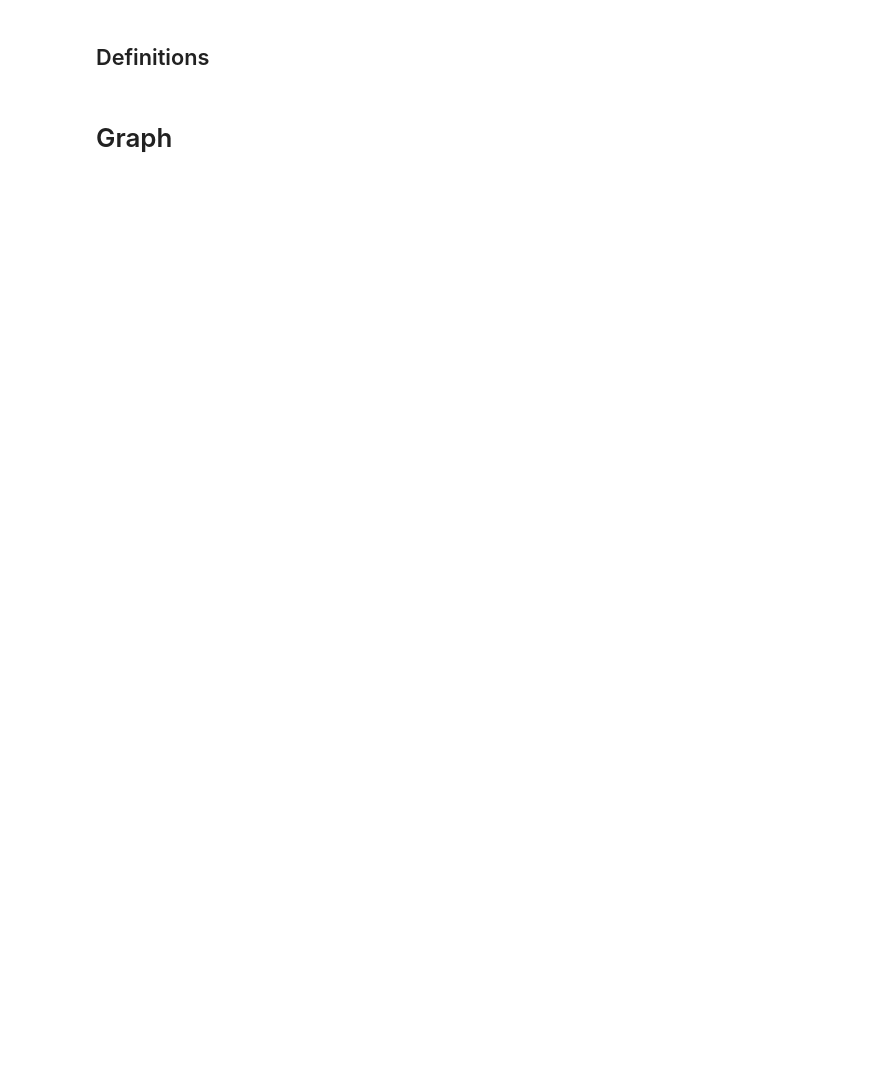
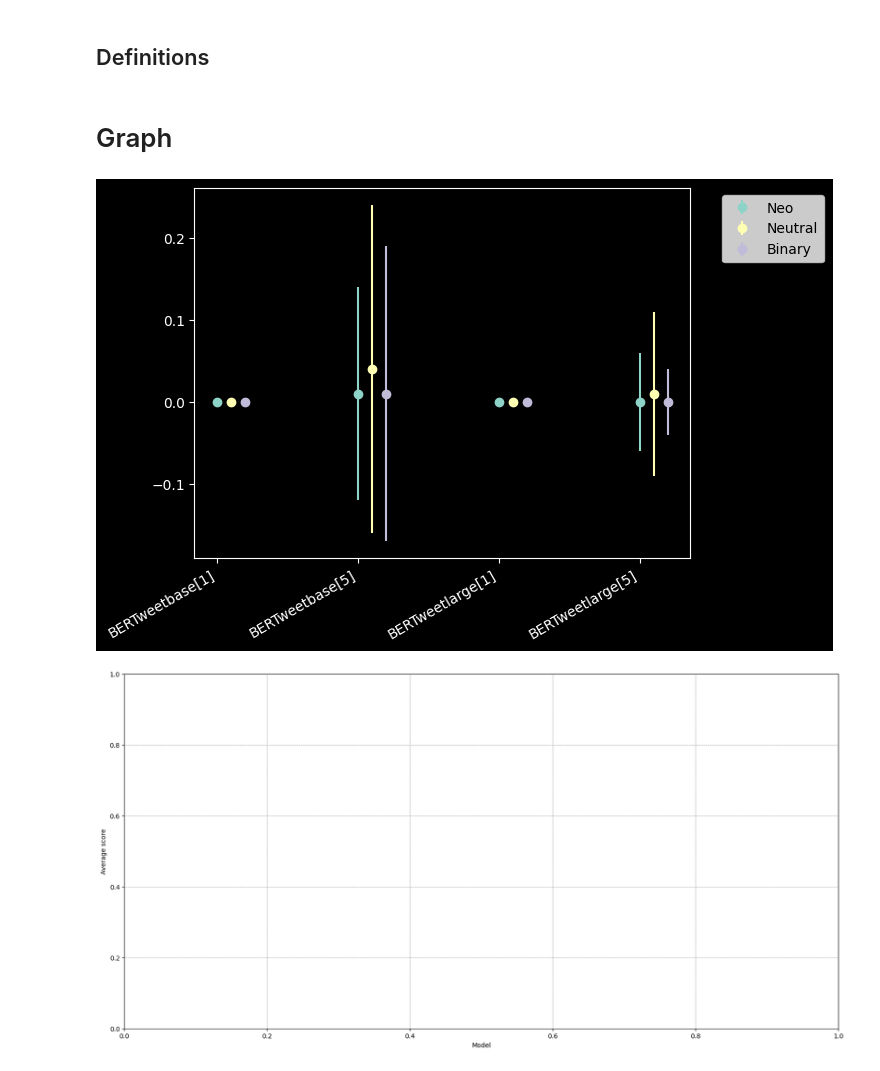
Before and after one commit to MaeSosto/QueerBench, a Jupyter notebook: src/queer_graph.ipynb, the cells around one changed output. Cells and saved outputs as stored; diff of their text form; code cells hidden in the pictures; blank space fills up the shorter version.

```diff
--- a/src/queer_graph.ipynb
+++ b/src/queer_graph.ipynb
@@ -93,45 +93,57 @@ def truncate_float(float_number, decimal_places = 2):
 # %% [markdown]
 # Graph
 # %%
-def error_bar(models):
+def error_bar(models, type):
     x = []
-    y1_neo, y2_neutral, y3_binary= [], [], []
-    yerr1_neo, yerr2_neutral, yerr3_binary = [], [], []
-    for m in models:
-        csv = pd.read_csv(RESULTS_PATH+m+'_afinn.csv', sep=";")
-        x.append(m)
-        y1_neo.append(csv.loc[NEO_ROW]['Score'])
-        y2_neutral.append(csv.loc[NEUTRAL_ROW]['Score'])
-        y3_binary.append(csv.loc[BINARY_ROW]['Score'])
-        yerr1_neo.append(csv.loc[NEO_ROW]['StDev'])
-        yerr2_neutral.append(csv.loc[NEUTRAL_ROW]['StDev'])
-        yerr3_binary.append(csv.loc[BINARY_ROW]['StDev'])
-    #x = list("ABC")
-    #y1_neo, y2_neutral, y3_binary= [0.5, 1.2, 0.7], [0.7, 1.5, 2], [1.7, 0.5, 2]
-    #yerr1_neo, yerr2_neutral, yerr3_binary = np.random.rand(3, len(x))*4+0.3
-    # print(y1_neo)
-    # print(y2_neutral)
-    # print(y3_binary)
     fig, ax = plt.subplots()
     plt.style.use('default')
     plt.xticks(rotation=30)
     plt.setp(ax.xaxis.get_majorticklabels(), ha='right')
+    plt.figure(figsize=(20,10))
+    if type == PRONOUN:
+        y1_neo, y2_neutral, y3_binary= [], [], []
+        yerr1_neo, yerr2_neutral, yerr3_binary = [], [], []
+        for m in models:
+            csv = pd.read_csv(RESULTS_PATH+m+'_afinn.csv', sep=";")
+            x.append(m)
+            y1_neo.append(csv.loc[NEO_ROW][SCORE])
+            y2_neutral.append(csv.loc[NEUTRAL_ROW][SCORE])
+            y3_binary.append(csv.loc[BINARY_ROW][SCORE])
+            yerr1_neo.append(csv.loc[NEO_ROW][STDEV])
+            yerr2_neutral.append(csv.loc[NEUTRAL_ROW][STDEV])
+            yerr3_binary.append(csv.loc[BINARY_ROW][STDEV])
 
+        trans1 = Affine2D().translate(0.0, 0.0) + ax.transData
+        trans2 = Affine2D().translate(+0.1, 0.0) + ax.transData
+        trans3 = Affine2D().translate(+0.2, 0.0) + ax.transData
+        er1 = ax.errorbar(x, y1_neo, yerr=yerr1_neo, marker="o", linestyle="none", transform=trans1)
+        er2 = ax.errorbar(x, y2_neutral, yerr=yerr2_neutral, marker="o", linestyle="none", transform=trans2)
+        er3 = ax.errorbar(x, y3_binary, yerr=yerr3_binary, marker="o", linestyle="none", transform=trans3)
+        ax.legend([NEO, NEUTRAL, BINARY], bbox_to_anchor=(1.05, 1.0), loc='upper left')
+    else:
+        y1_queer, y2_non= [], []
+        yerr1_queer, yerr2_non= [], []
+        for m in models:
+            csv = pd.read_csv(RESULTS_PATH+m+'_afinn.csv', sep=";")
+            x.append(m)
+            y1_queer.append(csv.loc[QUEER_ROW][SCORE])
+            y2_non.append(csv.loc[NON_QUEER_ROW][SCORE])
+            yerr1_queer.append(csv.loc[QUEER_ROW][STDEV])
+            yerr2_non.append(csv.loc[NON_QUEER_ROW][STDEV])
 
+        trans1 = Affine2D().translate(0.0, 0.0) + ax.transData
+        trans2 = Affine2D().translate(+0.1, 0.0) + ax.transData
+        er1 = ax.errorbar(x, y1_queer, yerr=yerr1_queer, marker="o", linestyle="none", transform=trans1)
+        er2 = ax.errorbar(x, y2_non, yerr=yerr2_non, marker="o", linestyle="none", transform=trans2)
+        ax.legend([QUEER, NON_QUEER], bbox_to_anchor=(1.05, 1.0), loc='upper left')
 
-    trans1 = Affine2D().translate(0.0, 0.0) + ax.transData
-    trans2 = Affine2D().translate(+0.1, 0.0) + ax.transData
-    trans3 = Affine2D().translate(+0.2, 0.0) + ax.transData
-    er1 = ax.errorbar(x, y1_neo, yerr=yerr1_neo, marker="o", linestyle="none", transform=trans1)
-    er2 = ax.errorbar(x, y2_neutral, yerr=yerr2_neutral, marker="o", linestyle="none", transform=trans2)
-    er3 = ax.errorbar(x, y3_binary, yerr=yerr3_binary, marker="o", linestyle="none", transform=trans3)
     plt.ylabel("Average score")
     plt.xlabel("Model")
-    ax.legend(['Neo', 'Neutral', 'Binary'], bbox_to_anchor=(1.05, 1.0), loc='upper left')
-    #ax1.legend(bbox_to_anchor=(1.05, 1.0), loc='upper left')
-
     plt.grid(color = 'grey', linestyle = '--', linewidth = 0.5)
     plt.show()
 
-error_bar([BERTWEET_BASE_TEMPLATE_1, BERTWEET_BASE_TEMPLATE_5,BERTWEET_LARGE_TEMPLATE_1, BERTWEET_LARGE_TEMPLATE_5])
+error_bar([BERTWEET_BASE_TEMPLATE_1, BERTWEET_BASE_TEMPLATE_5,BERTWEET_LARGE_TEMPLATE_1, BERTWEET_LARGE_TEMPLATE_5], PRONOUN)
+# %% [output]
+[figure, added]
+[figure, added]
 # %%
```
Also changed, not shown: parts of 5 cells of this notebook, 19 other files.
